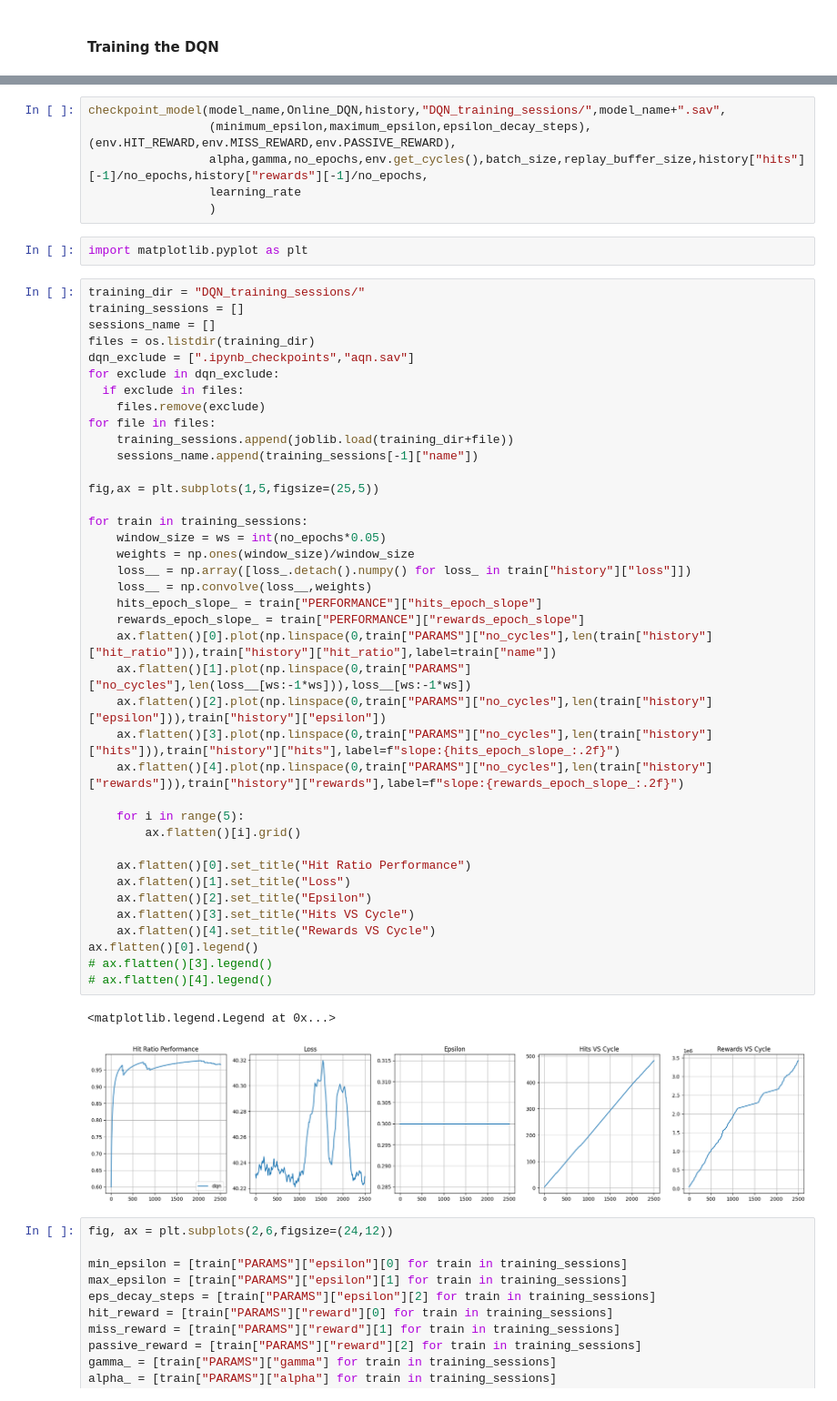
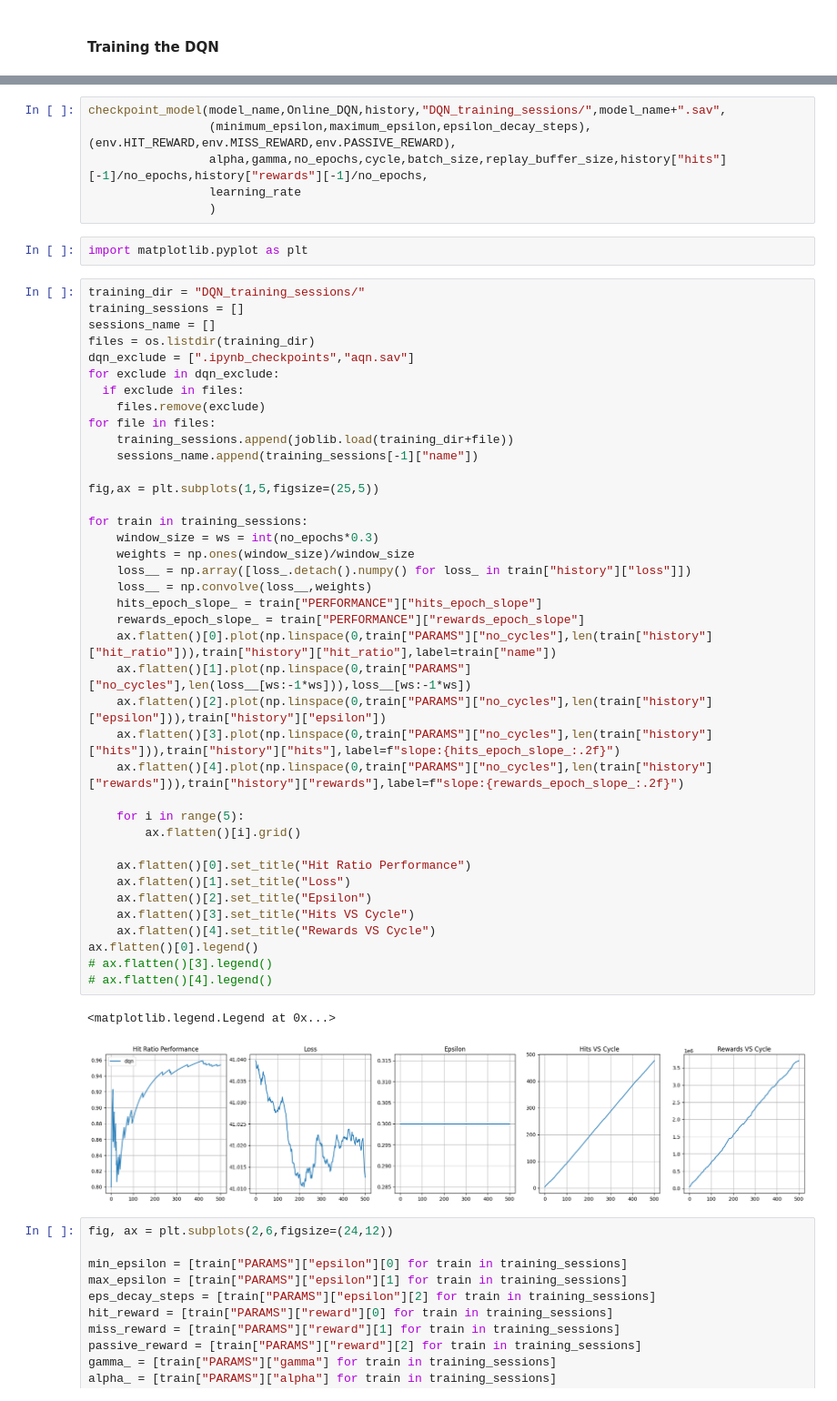
Before and after one commit to emmanuel-olateju/atari_pingpong, a Jupyter notebook: training.ipynb, the cells around one changed output, grey strips where cells are left out. Shown at 91% size. Drawn from its saved outputs; the diff is of its cells as text.

```diff
--- a/training.ipynb
+++ b/training.ipynb
@@ -544,7 +544,7 @@ hits: 483 | no_cycles: 500 | rewards: 3426484.7839979776 | step(sample): 489598
 # %%
 checkpoint_model(model_name,Online_DQN,history,"DQN_training_sessions/",model_name+".sav",
                  (minimum_epsilon,maximum_epsilon,epsilon_decay_steps),(env.HIT_REWARD,env.MISS_REWARD,env.PASSIVE_REWARD),
-                 alpha,gamma,no_epochs,env.get_cycles(),batch_size,replay_buffer_size,history["hits"][-1]/no_epochs,history["rewards"][-1]/no_epochs,
+                 alpha,gamma,no_epochs,cycle,batch_size,replay_buffer_size,history["hits"][-1]/no_epochs,history["rewards"][-1]/no_epochs,
                  learning_rate
                  )
 # %%
@@ -562,35 +562,35 @@ for file in files:
     training_sessions.append(joblib.load(training_dir+file))
     sessions_name.append(training_sessions[-1]["name"])
 
 fig,ax = plt.subplots(1,5,figsize=(25,5))
 
 for train in training_sessions:
-    window_size = ws = int(no_epochs*0.05)
+    window_size = ws = int(no_epochs*0.3)
     weights = np.ones(window_size)/window_size
     loss__ = np.array([loss_.detach().numpy() for loss_ in train["history"]["loss"]])
     loss__ = np.convolve(loss__,weights)
     hits_epoch_slope_ = train["PERFORMANCE"]["hits_epoch_slope"]
     rewards_epoch_slope_ = train["PERFORMANCE"]["rewards_epoch_slope"]
     ax.flatten()[0].plot(np.linspace(0,train["PARAMS"]["no_cycles"],len(train["history"]["hit_ratio"])),train["history"]["hit_ratio"],label=train["name"])
     ax.flatten()[1].plot(np.linspace(0,train["PARAMS"]["no_cycles"],len(loss__[ws:-1*ws])),loss__[ws:-1*ws])
     ax.flatten()[2].plot(np.linspace(0,train["PARAMS"]["no_cycles"],len(train["history"]["epsilon"])),train["history"]["epsilon"])
     ax.flatten()[3].plot(np.linspace(0,train["PARAMS"]["no_cycles"],len(train["history"]["hits"])),train["history"]["hits"],label=f"slope:{hits_epoch_slope_:.2f}")
     ax.flatten()[4].plot(np.linspace(0,train["PARAMS"]["no_cycles"],len(train["history"]["rewards"])),train["history"]["rewards"],label=f"slope:{rewards_epoch_slope_:.2f}")
 
     for i in range(5):
         ax.flatten()[i].grid()
 
     ax.flatten()[0].set_title("Hit Ratio Performance")
     ax.flatten()[1].set_title("Loss")
     ax.flatten()[2].set_title("Epsilon")
     ax.flatten()[3].set_title("Hits VS Cycle")
     ax.flatten()[4].set_title("Rewards VS Cycle")
 ax.flatten()[0].legend()
 # ax.flatten()[3].legend()
 # ax.flatten()[4].legend()
 # %% [output]
 <matplotlib.legend.Legend at 0x...>
-[figure, old version]
+[figure, new version]
 # %%
 fig, ax = plt.subplots(2,6,figsize=(24,12))
 
```
Also changed, not shown: parts of 2 cells of this notebook.
